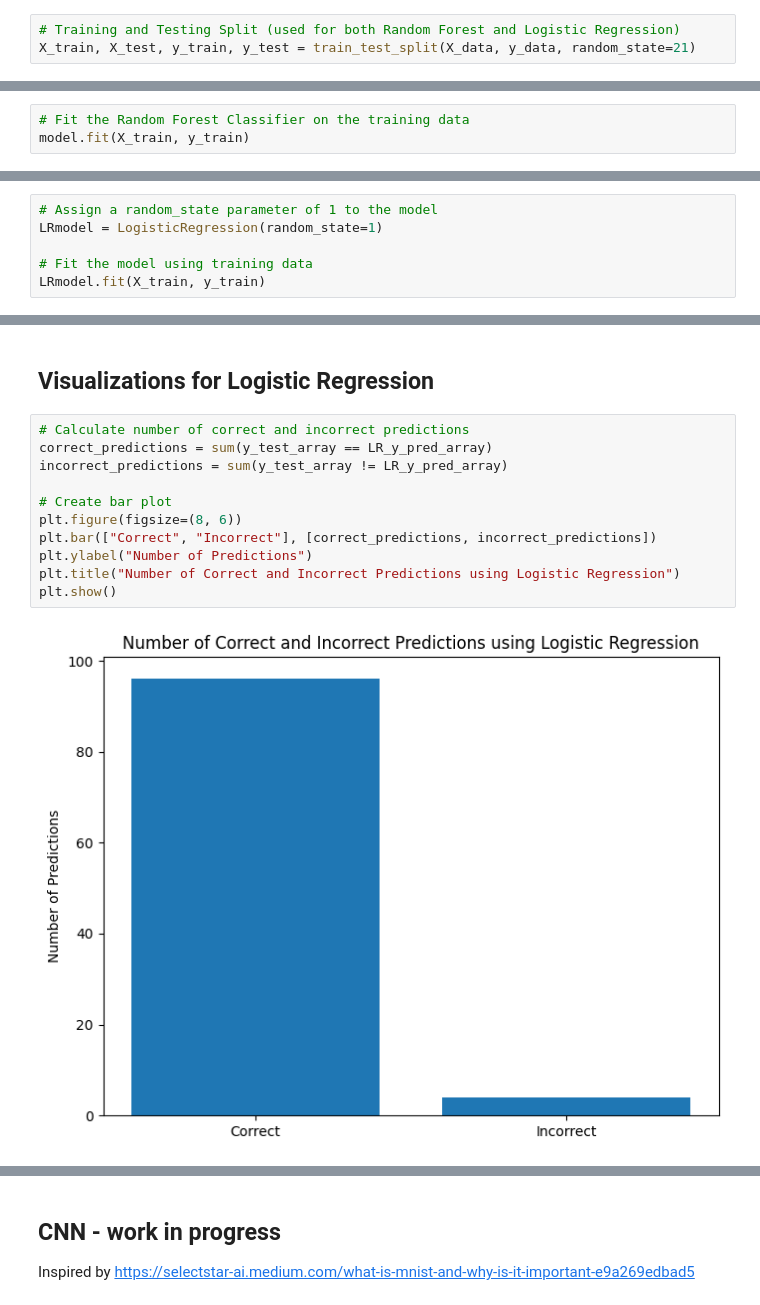
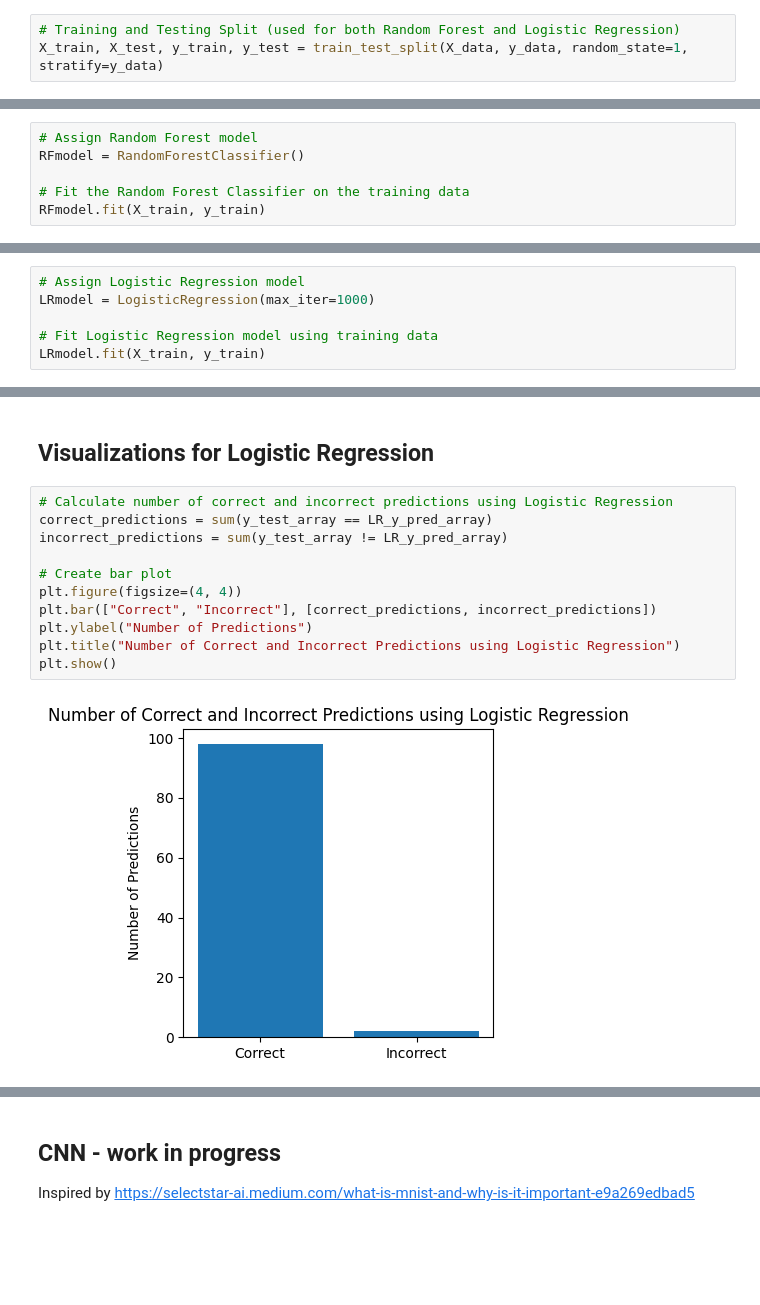
Before and after one commit to ShoaibFarooqui/Emotion-Classification, a Jupyter notebook: Project4.ipynb, the cells around one changed output, grey strips where cells are left out. Drawn from its saved outputs; the diff is of its cells as text; blank space fills up the shorter version.

```diff
--- a/Project4.ipynb
+++ b/Project4.ipynb
@@ -123,4 +124,4 @@ plt.show()
 Inspired by https://notebook.community/mbeyeler/opencv-machine-learning/notebooks/10.03-Using-Random-Forests-for-Face-Recognition
 # %%
 # Training and Testing Split (used for both Random Forest and Logistic Regression)
-X_train, X_test, y_train, y_test = train_test_split(X_data, y_data, random_state=21)
+X_train, X_test, y_train, y_test = train_test_split(X_data, y_data, random_state=1, stratify=y_data)
@@ -129,6 +128,9 @@ model = RandomForestClassifier()
 # %%
+# Assign Random Forest model
+RFmodel = RandomForestClassifier()
+
 # Fit the Random Forest Classifier on the training data
-model.fit(X_train, y_train)
+RFmodel.fit(X_train, y_train)
 # %% [output]
 RandomForestClassifier()
 # %%
@@ -256,7 +268,7 @@ plt.show()
 # %%
-# Assign a random_state parameter of 1 to the model
-LRmodel = LogisticRegression(random_state=1)
+# Assign Logistic Regression model
+LRmodel = LogisticRegression(max_iter=1000)
 
-# Fit the model using training data
+# Fit Logistic Regression model using training data
 LRmodel.fit(X_train, y_train)
 # %% [output]
@@ -342,18 +345,18 @@ LRmisclassified_df
 # %% [markdown]
 ## Visualizations for Logistic Regression
 # %%
-# Calculate number of correct and incorrect predictions
+# Calculate number of correct and incorrect predictions using Logistic Regression
 correct_predictions = sum(y_test_array == LR_y_pred_array)
 incorrect_predictions = sum(y_test_array != LR_y_pred_array)
 
 # Create bar plot
-plt.figure(figsize=(8, 6))
+plt.figure(figsize=(4, 4))
 plt.bar(["Correct", "Incorrect"], [correct_predictions, incorrect_predictions])
 plt.ylabel("Number of Predictions")
 plt.title("Number of Correct and Incorrect Predictions using Logistic Regression")
 plt.show()
 # %% [output]
-[figure, old version]
+[figure, new version]
 # %%
 # Display misclassified images along with text indicating True and Predicted subjects for Logistic Regression
 
```
Also changed, not shown: parts of 21 cells of this notebook.
